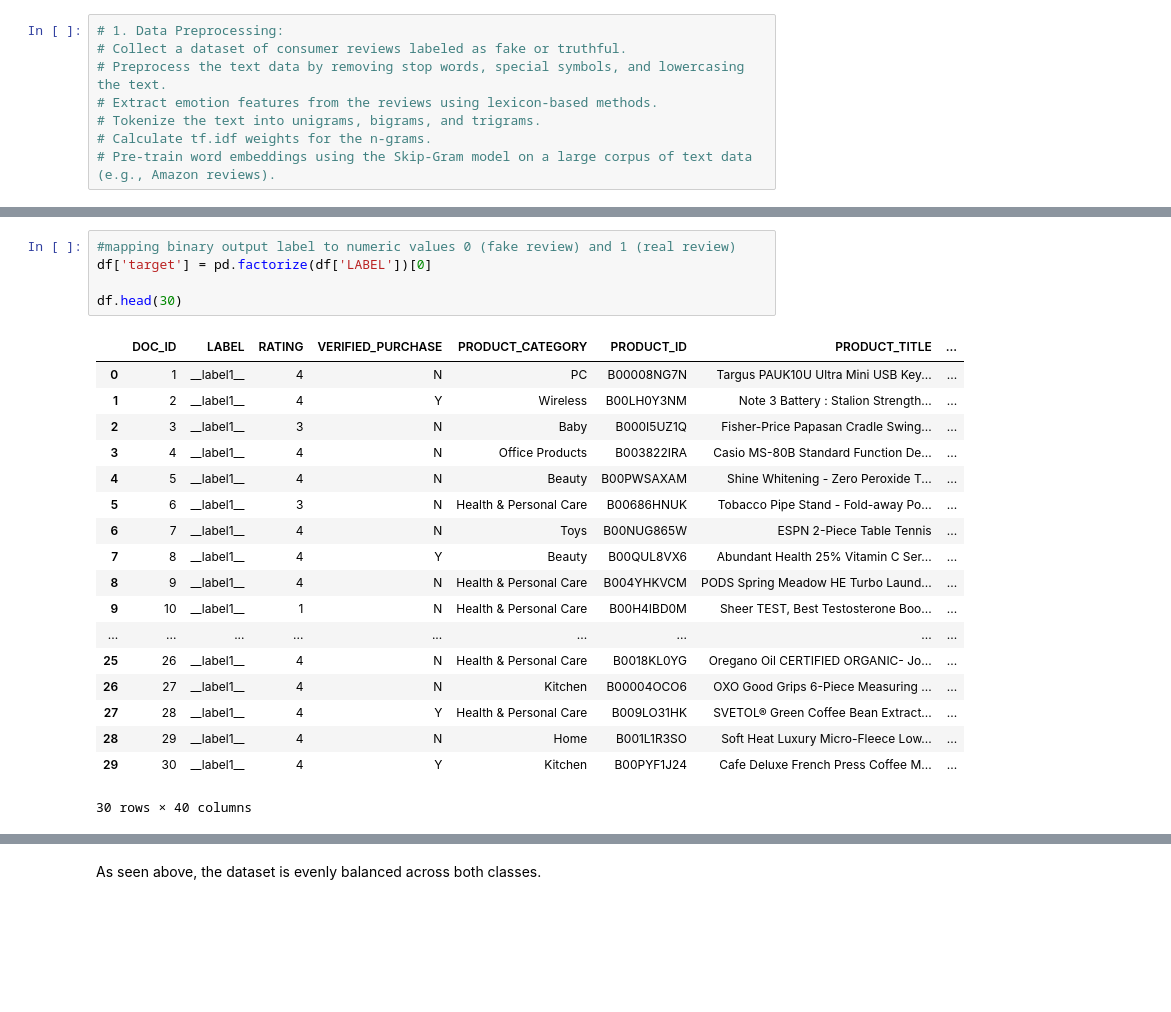
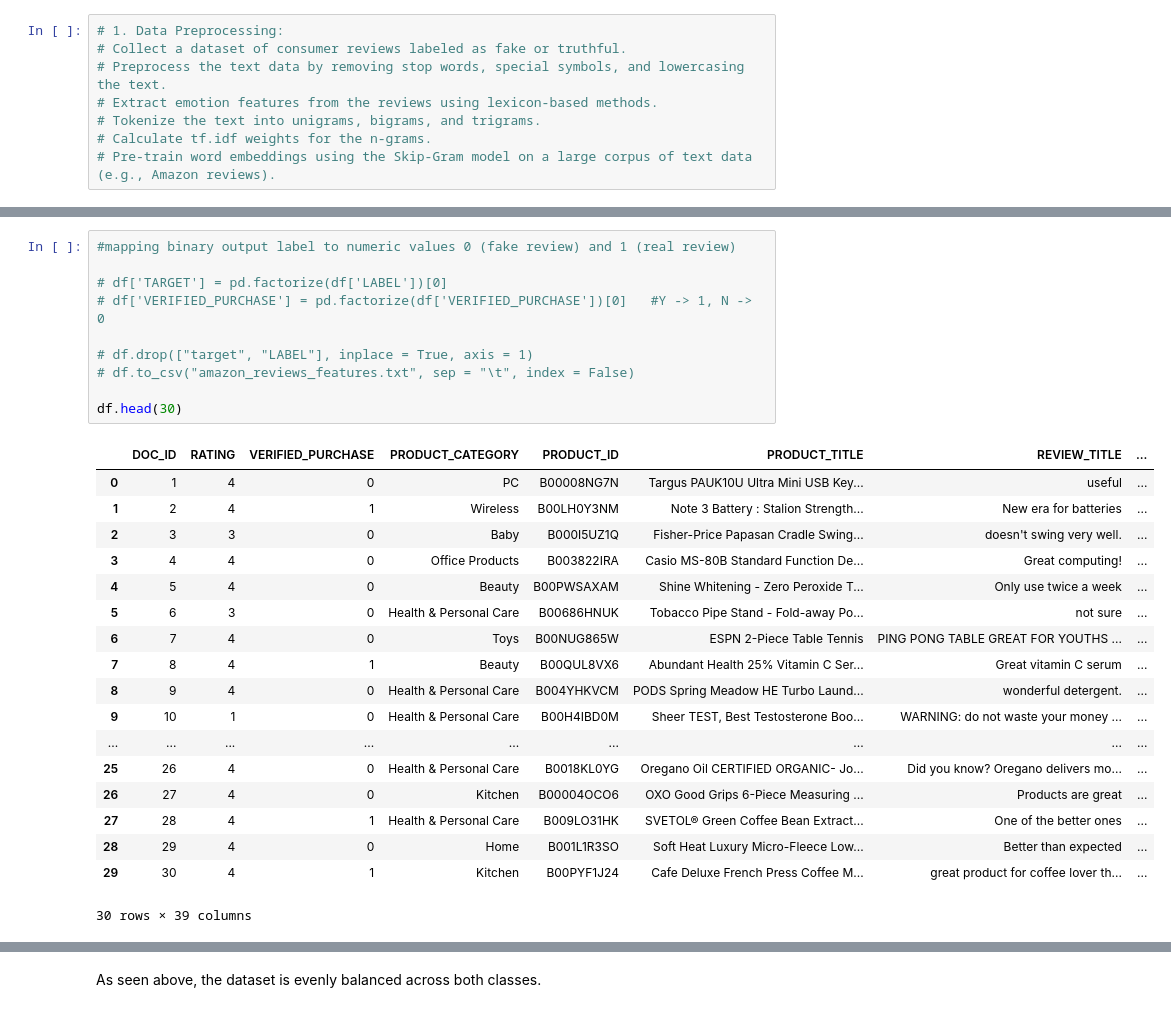
Before and after one commit to maitreyikar/Fake-Amazon-Review-Detection, a Jupyter notebook: TDLProject_fake_review_detection.ipynb, the cells around one changed output, grey strips where cells are left out. Saved outputs shown, nothing was run; the diff lists cells and outputs as text; blank space fills up the shorter version.

```diff
--- a/TDLProject_fake_review_detection.ipynb
+++ b/TDLProject_fake_review_detection.ipynb
@@ -41,25 +43,30 @@ memory usage: 6.4+ MB
 # %%
 #mapping binary output label to numeric values 0 (fake review) and 1 (real review)
-df['target'] = pd.factorize(df['LABEL'])[0]
+
+# df['TARGET'] = pd.factorize(df['LABEL'])[0]
+# df['VERIFIED_PURCHASE'] = pd.factorize(df['VERIFIED_PURCHASE'])[0]   #Y -> 1, N -> 0
+
+# df.drop(["target", "LABEL"], inplace = True, axis = 1)
+# df.to_csv("amazon_reviews_features.txt", sep = "\t", index = False)
 
 df.head(30)
 # %% [output]
-|  | DOC_ID | LABEL | RATING | VERIFIED_PURCHASE | PRODUCT_CATEGORY | PRODUCT_ID | PRODUCT_TITLE | ... |
-| 0 | 1 | __label1__ | 4 | N | PC | B00008NG7N | Targus PAUK10U Ultra Mini USB Key... | ... |
-| 1 | 2 | __label1__ | 4 | Y | Wireless | B00LH0Y3NM | Note 3 Battery : Stalion Strength... | ... |
-| 2 | 3 | __label1__ | 3 | N | Baby | B000I5UZ1Q | Fisher-Price Papasan Cradle Swing... | ... |
-| 3 | 4 | __label1__ | 4 | N | Office Products | B003822IRA | Casio MS-80B Standard Function De... | ... |
-| 4 | 5 | __label1__ | 4 | N | Beauty | B00PWSAXAM | Shine Whitening - Zero Peroxide T... | ... |
-| 5 | 6 | __label1__ | 3 | N | Health & Personal Care | B00686HNUK | Tobacco Pipe Stand - Fold-away Po... | ... |
-| 6 | 7 | __label1__ | 4 | N | Toys | B00NUG865W | ESPN 2-Piece Table Tennis | ... |
-| 7 | 8 | __label1__ | 4 | Y | Beauty | B00QUL8VX6 | Abundant Health 25% Vitamin C Ser... | ... |
-| 8 | 9 | __label1__ | 4 | N | Health & Personal Care | B004YHKVCM | PODS Spring Meadow HE Turbo Laund... | ... |
-| 9 | 10 | __label1__ | 1 | N | Health & Personal Care | B00H4IBD0M | Sheer TEST, Best Testosterone Boo... | ... |
+|  | DOC_ID | RATING | VERIFIED_PURCHASE | PRODUCT_CATEGORY | PRODUCT_ID | PRODUCT_TITLE | REVIEW_TITLE | ... |
+| 0 | 1 | 4 | 0 | PC | B00008NG7N | Targus PAUK10U Ultra Mini USB Key... | useful | ... |
+| 1 | 2 | 4 | 1 | Wireless | B00LH0Y3NM | Note 3 Battery : Stalion Strength... | New era for batteries | ... |
+| 2 | 3 | 3 | 0 | Baby | B000I5UZ1Q | Fisher-Price Papasan Cradle Swing... | doesn't swing very well. | ... |
+| 3 | 4 | 4 | 0 | Office Products | B003822IRA | Casio MS-80B Standard Function De... | Great computing! | ... |
+| 4 | 5 | 4 | 0 | Beauty | B00PWSAXAM | Shine Whitening - Zero Peroxide T... | Only use twice a week | ... |
+| 5 | 6 | 3 | 0 | Health & Personal Care | B00686HNUK | Tobacco Pipe Stand - Fold-away Po... | not sure | ... |
+| 6 | 7 | 4 | 0 | Toys | B00NUG865W | ESPN 2-Piece Table Tennis | PING PONG TABLE GREAT FOR YOUTHS ... | ... |
+| 7 | 8 | 4 | 1 | Beauty | B00QUL8VX6 | Abundant Health 25% Vitamin C Ser... | Great vitamin C serum | ... |
+| 8 | 9 | 4 | 0 | Health & Personal Care | B004YHKVCM | PODS Spring Meadow HE Turbo Laund... | wonderful detergent. | ... |
+| 9 | 10 | 1 | 0 | Health & Personal Care | B00H4IBD0M | Sheer TEST, Best Testosterone Boo... | WARNING: do not waste your money ... | ... |
 | ... | ... | ... | ... | ... | ... | ... | ... | ... |
-| 25 | 26 | __label1__ | 4 | N | Health & Personal Care | B0018KL0YG | Oregano Oil CERTIFIED ORGANIC- Jo... | ... |
-| 26 | 27 | __label1__ | 4 | N | Kitchen | B00004OCO6 | OXO Good Grips 6-Piece Measuring ... | ... |
-| 27 | 28 | __label1__ | 4 | Y | Health & Personal Care | B009LO31HK | SVETOL® Green Coffee Bean Extract... | ... |
-| 28 | 29 | __label1__ | 4 | N | Home | B001L1R3SO | Soft Heat Luxury Micro-Fleece Low... | ... |
-| 29 | 30 | __label1__ | 4 | Y | Kitchen | B00PYF1J24 | Cafe Deluxe French Press Coffee M... | ... |
+| 25 | 26 | 4 | 0 | Health & Personal Care | B0018KL0YG | Oregano Oil CERTIFIED ORGANIC- Jo... | Did you know? Oregano delivers mo... | ... |
+| 26 | 27 | 4 | 0 | Kitchen | B00004OCO6 | OXO Good Grips 6-Piece Measuring ... | Products are great | ... |
+| 27 | 28 | 4 | 1 | Health & Personal Care | B009LO31HK | SVETOL® Green Coffee Bean Extract... | One of the better ones | ... |
+| 28 | 29 | 4 | 0 | Home | B001L1R3SO | Soft Heat Luxury Micro-Fleece Low... | Better than expected | ... |
+| 29 | 30 | 4 | 1 | Kitchen | B00PYF1J24 | Cafe Deluxe French Press Coffee M... | great product for coffee lover th... | ... |
-30 rows × 40 columns
+30 rows × 39 columns
 # %%
```
Also changed, not shown: parts of 25 cells of this notebook, 1 other file.
